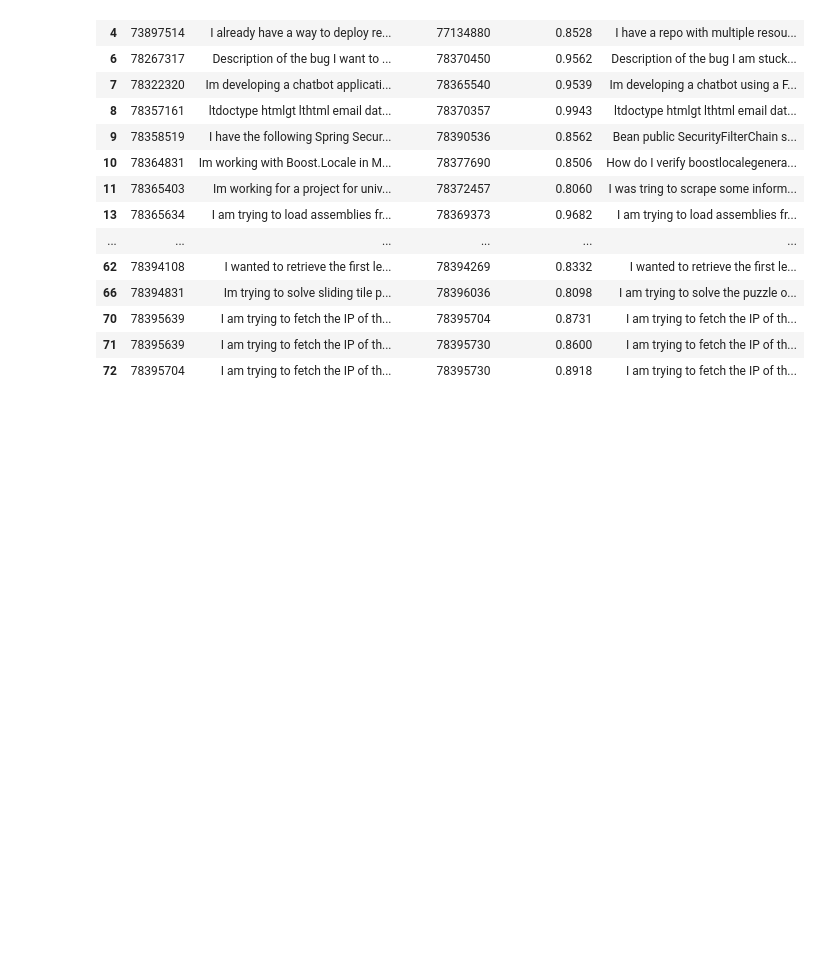
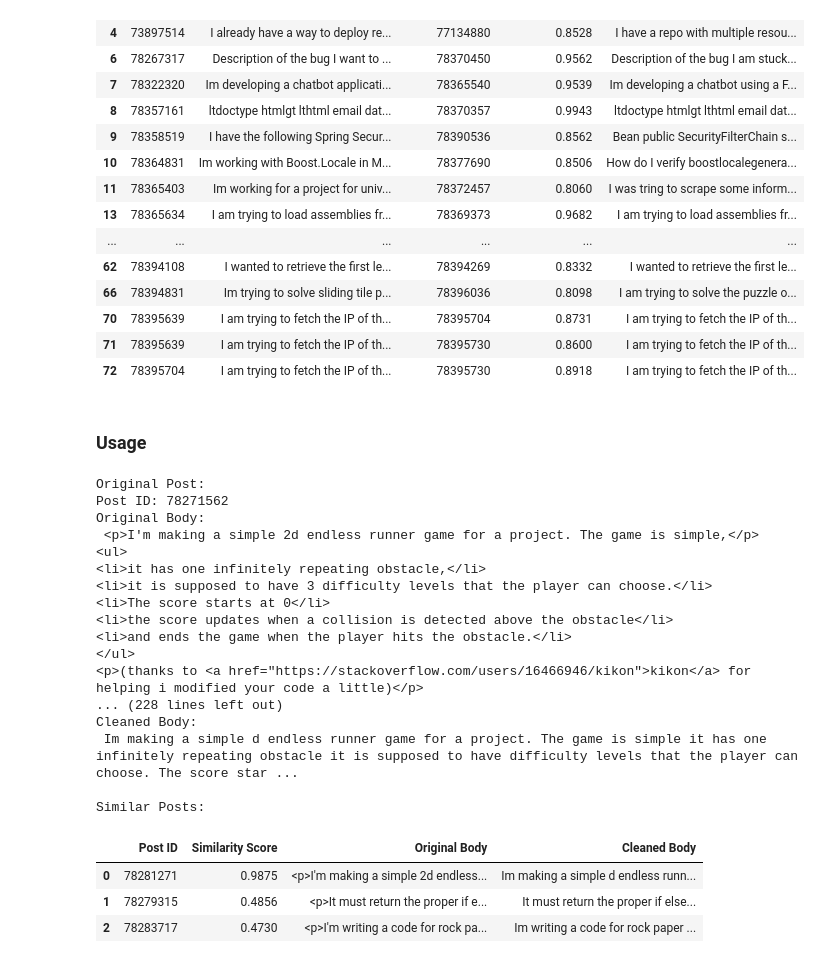
Before and after one commit to anukzak22/Capstone_project, a Jupyter notebook: NLP_notebooks/Post_Similarity.ipynb, the cells around one changed output. Cells and saved outputs as stored; diff of their text form; code cells hidden in the pictures; blank space fills up the shorter version.

```diff
--- a/NLP_notebooks/Post_Similarity.ipynb
+++ b/NLP_notebooks/Post_Similarity.ipynb
@@ -954,3 +900,75 @@ filtered_results_df28
 | 70 | 78395639 | I am trying to fetch the IP of th... | 78395704 | 0.8731 | I am trying to fetch the IP of th... |
 | 71 | 78395639 | I am trying to fetch the IP of th... | 78395730 | 0.8600 | I am trying to fetch the IP of th... |
 | 72 | 78395704 | I am trying to fetch the IP of th... | 78395730 | 0.8918 | I am trying to fetch the IP of th... |
+# %% [markdown]
+### Usage
+# %%
+def display_related_posts(data, input_post_id):
+    # Check if the post_id exists in the dataframe
+    if input_post_id not in data['post_id'].values:
+        print(f"No data found for post_id {input_post_id}")
+        return None
+
+    # Extract the original post's information
+    input_row = data[data['post_id'] == input_post_id].iloc[0]
+    print("Original Post:")
+    print("Post ID:", input_post_id)
+    print("Original Body:\n", input_row['post_body'])
+    print("\nCleaned Body:\n", input_row['Cleaned Post Body'])
+    print("\nSimilar Posts:")
+
+    # Extract post IDs and their similarity scores
+    similar_posts_data = input_row['Similar_Post_IDs_and_Scores_SBert']
+    if similar_posts_data == "None":
+        print("No similar posts found.")
+        return
+
+    # Create a DataFrame to store similar posts details
+    results = pd.DataFrame(columns=['Post ID', 'Similarity Score', 'Original Body', 'Cleaned Body'])
+
+    # Using regex to extract IDs and Scores
+    similar_post_entries = re.findall(r'id (\d+): ([\d\.]+)', similar_posts_data)
+
+    # Retrieve information for each similar post
+    for post_id, sim_score in similar_post_entries:
+        post_id = int(post_id)
+        sim_score = float(sim_score)
+        sim_post_row = data[data['post_id'] == post_id].iloc[0] if post_id in data['post_id'].values else None
+        if sim_post_row is not None:
+            new_index = len(results)
+            results.loc[new_index] = [post_id, f"{sim_score:.4f}", sim_post_row['post_body'], sim_post_row['Cleaned Post Body']]
+        else:
+            new_index = len(results)
+            results.loc[new_index] = [post_id, f"{sim_score:.4f}", 'Post not found', 'Post not found']
+
+    return results
+
+# Usage example:
+post_id_to_query = 78271562  # Replace with your post_id
+result_data = display_related_posts(df7, post_id_to_query)
+if result_data is not None:
+    # Using IPython display to show dataframe in table format
+    from IPython.display import display
+    display(result_data)
+# %% [output]
+Original Post:
+Post ID: 78271562
+Original Body:
+ <p>I'm making a simple 2d endless runner game for a project. The game is simple,</p>
+<ul>
+<li>it has one infinitely repeating obstacle,</li>
+<li>it is supposed to have 3 difficulty levels that the player can choose.</li>
+<li>The score starts at 0</li>
+<li>the score updates when a collision is detected above the obstacle</li>
+<li>and ends the game when the player hits the obstacle.</li>
+</ul>
+<p>(thanks to <a href="https://stackoverflow.com/users/16466946/kikon">kikon</a> for helping i modified your code a little)</p>
+... (228 lines left out)
+Cleaned Body:
+ Im making a simple d endless runner game for a project. The game is simple it has one infinitely repeating obstacle it is supposed to have difficulty levels that the player can choose. The score star ...
+
+Similar Posts:
+|  | Post ID | Similarity Score | Original Body | Cleaned Body |
+| 0 | 78281271 | 0.9875 | <p>I'm making a simple 2d endless... | Im making a simple d endless runn... |
+| 1 | 78279315 | 0.4856 | <p>It must return the proper if e... | It must return the proper if else... |
+| 2 | 78283717 | 0.4730 | <p>I'm writing a code for rock pa... | Im writing a code for rock paper ... |
```
Also changed, not shown: parts of 8 cells of this notebook, 1 other file.
